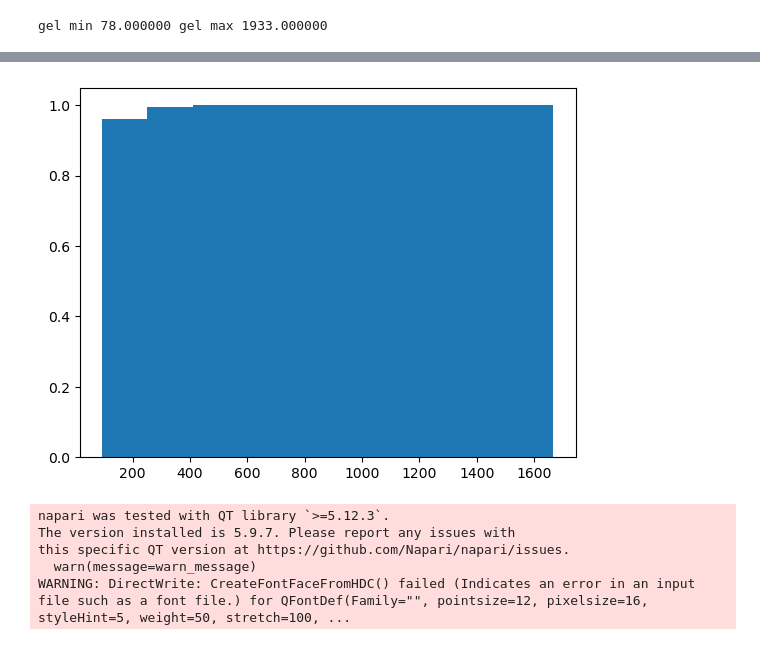
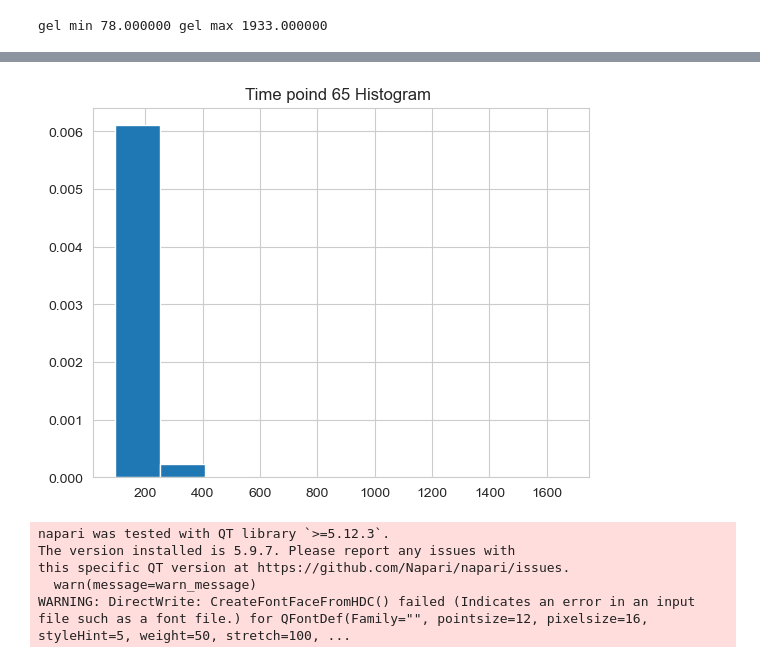
Before and after one commit to amityu/gel_sheets, a Jupyter notebook: exploration.ipynb, the cells around one changed output, grey strips where cells are left out. Drawn from its saved outputs; the diff is of its cells as text; code cells hidden in the pictures.

```diff
--- a/exploration.ipynb
+++ b/exploration.ipynb
@@ -31,9 +58,11 @@ gel min 78.000000 gel max 1933.000000
 # %%
-flat = gel[65].reshape(-1)[1:-1:10]
-n, bins, patches = plt.hist(flat,cumulative=True, density=True)
+t = 65
+flat = gel[t].reshape(-1)[1:-1:10]
+n, bins, patches = plt.hist(flat,cumulative=False, density=True)
+plt.title('Time poind %d Histogram '%t)
 plt.show()
 # %% [output]
-[figure, old version]
+[figure, new version]
 # %%
 min_intensity = bins[1]
 max_intensity = 10000
```
Also changed, not shown: parts of 13 cells of this notebook.
